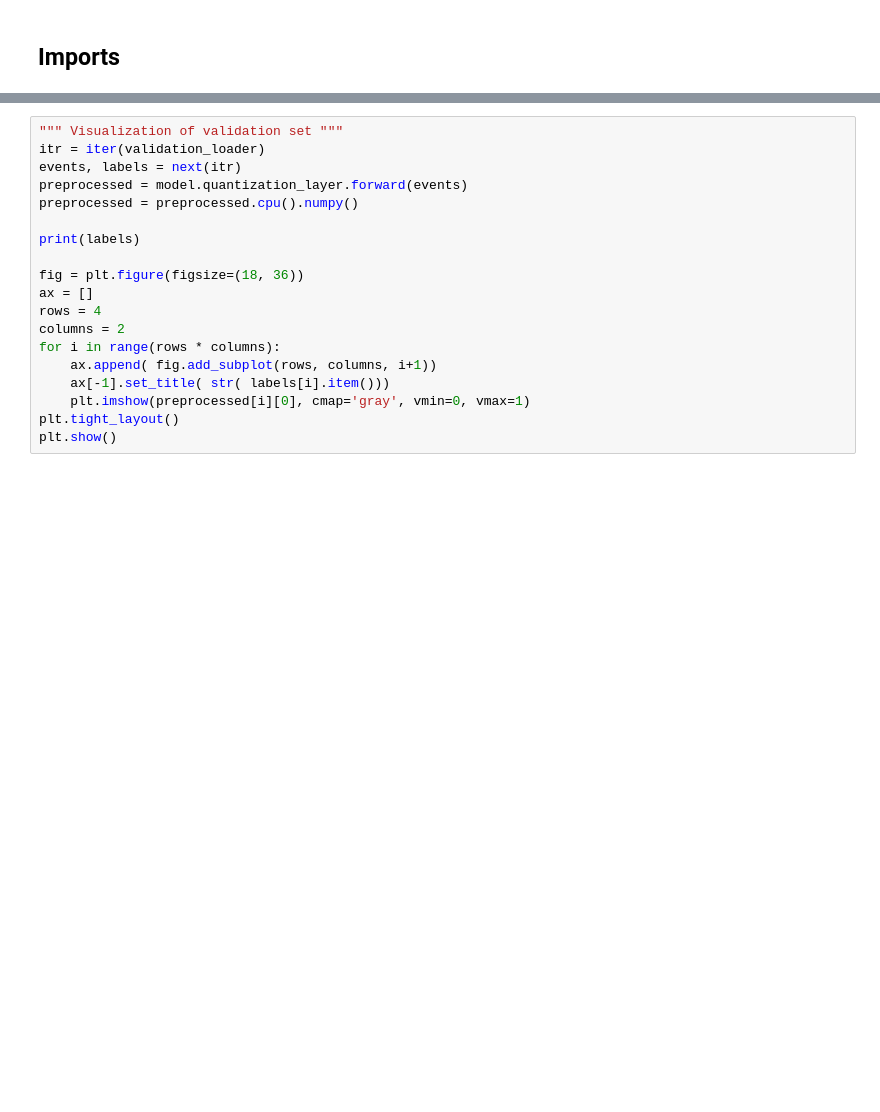
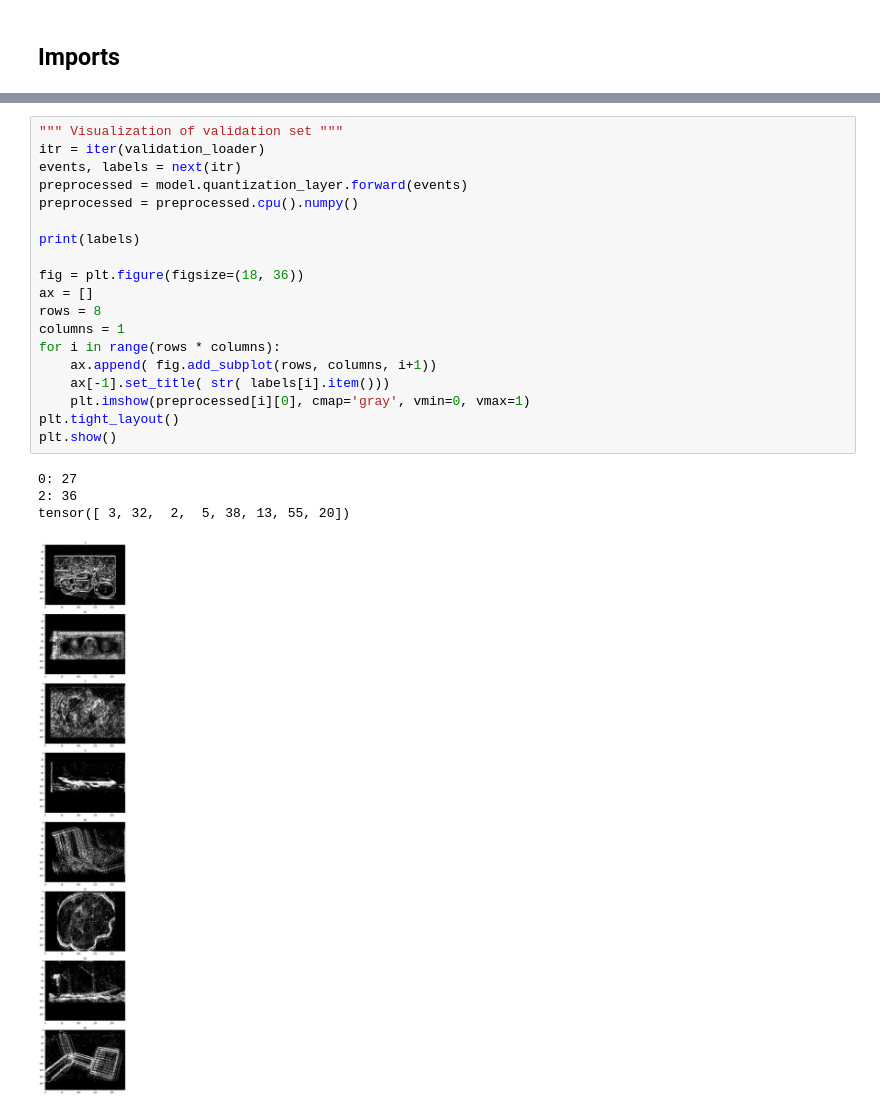
Before and after one commit to uzh-rpg/rpg_event_representation_learning, a Jupyter notebook: main.ipynb, the cells around one changed output, grey strips where cells are left out. Cells and saved outputs as stored; diff of their text form; blank space fills up the shorter version.

```diff
--- a/main.ipynb
+++ b/main.ipynb
@@ -130,22 +122,27 @@ plt.show()
 # %%
 """ Visualization of validation set """
 itr = iter(validation_loader)
 events, labels = next(itr)
 preprocessed = model.quantization_layer.forward(events)
 preprocessed = preprocessed.cpu().numpy()
 
 print(labels)
 
 fig = plt.figure(figsize=(18, 36))
 ax = []
-rows = 4
-columns = 2
+rows = 8
+columns = 1
 for i in range(rows * columns):
     ax.append( fig.add_subplot(rows, columns, i+1))
     ax[-1].set_title( str( labels[i].item()))
     plt.imshow(preprocessed[i][0], cmap='gray', vmin=0, vmax=1)
 plt.tight_layout()
 plt.show()
+# %% [output]
+0: 27
+2: 36
+tensor([ 3, 32,  2,  5, 38, 13, 55, 20])
+[figure, added]
 # %%
 iteration = 0
 min_validation_loss = 1000
```
Also changed, not shown: parts of 5 cells of this notebook, 2 other files.
